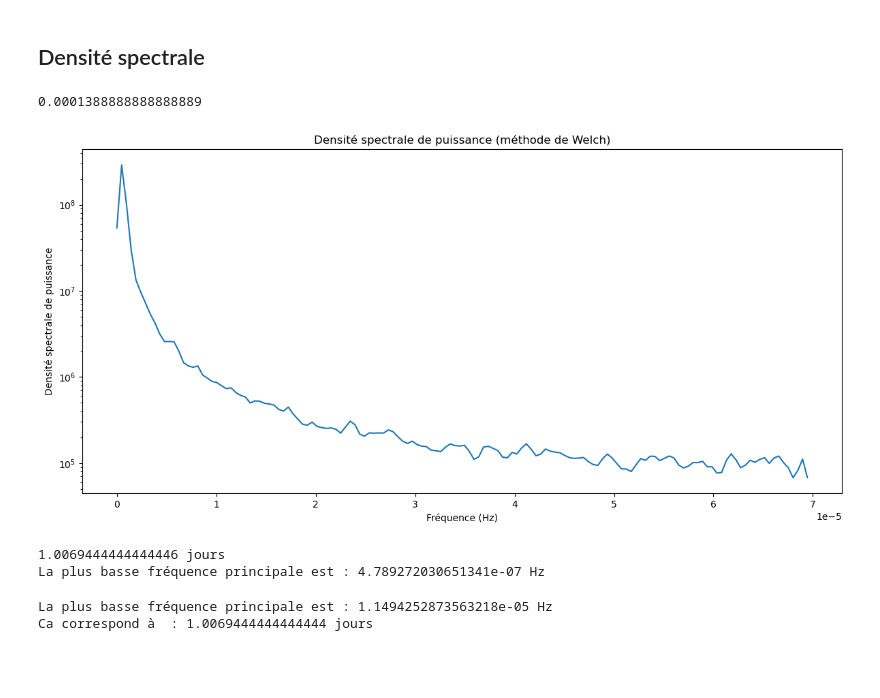
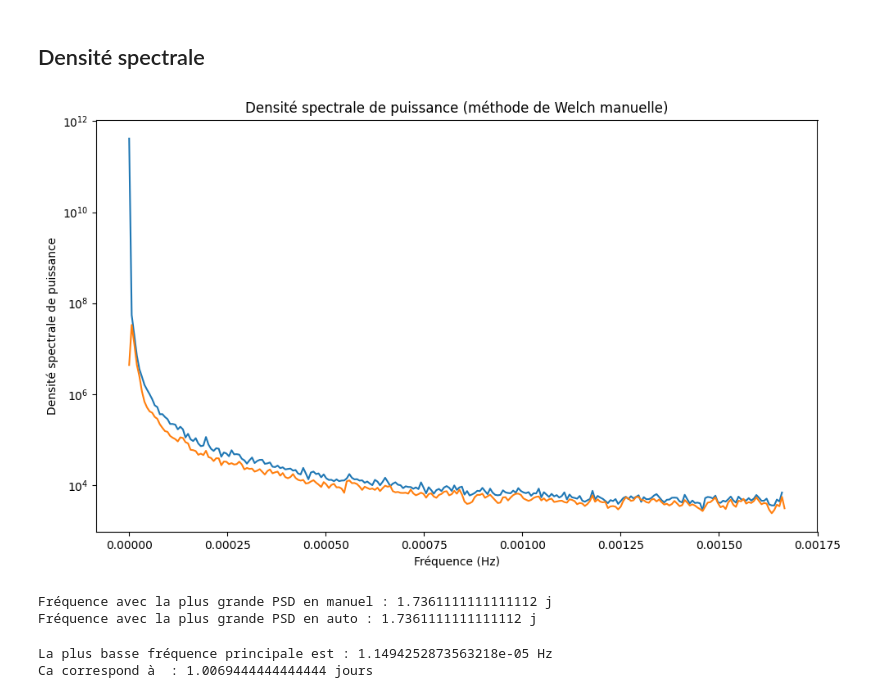
Before and after one commit to PiDchsn/Projet-RI, a Jupyter notebook: Analyse.ipynb, the cells around one changed output. Saved outputs shown, nothing was run; the diff lists cells and outputs as text; code cells hidden in the pictures; blank space fills up the shorter version.

```diff
--- a/Analyse.ipynb
+++ b/Analyse.ipynb
@@ -409,28 +409,3 @@ Les 45 premières fréquences ( trouvées par peaks ) ne sont pas super représe
 ## Densité spectrale
 # %%
 from scipy.signal import welch
-# %%
-T = 60*5*24
-fs = 1 / T
-print(fs)
-
-frequencies, power_spectral_density = welch(data_ajust, fs=fs, nperseg =290 , noverlap = 290/2)
-
-# Tracé du signal d'origine
-plt.figure(figsize=(12, 6))
-
-plt.semilogy(frequencies, np.abs(power_spectral_density))
-plt.title('Densité spectrale de puissance (méthode de Welch)')
-plt.xlabel('Fréquence (Hz)')
-plt.ylabel('Densité spectrale de puissance')
-
-plt.tight_layout()
-plt.show()
-
-print( 1/frequencies[np.argmax(np.abs(power_spectral_density))] /(3600*24*24), "jours")
-print(f"La plus basse fréquence principale est : {frequencies[np.argmax(np.abs(power_spectral_density))]} Hz")
-# %% [output]
-0.0001388888888888889
-[figure, removed]
-1.0069444444444446 jours
-La plus basse fréquence principale est : 4.789272030651341e-07 Hz
@@ -437,3 +455,39 @@ La plus basse fréquence principale est : 4.789272030651341e-07 Hz
+# %%
+import numpy as np
+import matplotlib.pyplot as plt
+from scipy.signal import welch
+
+# Paramètres de la méthode de Welch
+nperseg = 512
+noverlap = int(nperseg /2 )
+
+# Estimation de la PSD avec notre implémentation manuelle de Welch
+frequencies_manual, psd_manual = welch_manual(data_ajust, fs, nperseg, noverlap)
+frequencies_auto, psd_auto = welch(data_ajust, fs=fs, nperseg=nperseg , noverlap=noverlap)
+# Tracé du résultat
+plt.figure(figsize=(10, 6))
+plt.semilogy(frequencies_manual, psd_manual)
+plt.semilogy(frequencies_auto, np.abs(psd_auto))
+plt.title('Densité spectrale de puissance (méthode de Welch manuelle)')
+plt.xlabel('Fréquence (Hz)')
+plt.ylabel('Densité spectrale de puissance')
+plt.tight_layout()
+plt.show()
+
+max_psd_index_a = np.argmax(np.abs(psd_auto))
+max_psd_frequency_a = frequencies[max_psd_index_a]
+
+max_psd_index_m = np.argmax(np.abs(psd_manual[1:]))
+max_psd_frequency_m = frequencies[max_psd_index_m+1]
+
+
+# Afficher la fréquence avec la plus grande PSD
+print(f"Fréquence avec la plus grande PSD en manuel : {(1/max_psd_frequency_m)/(60*60*24)} j")
+print(f"Fréquence avec la plus grande PSD en auto : {(1/max_psd_frequency_a)/(60*60*24)} j")
+# %% [output]
+[figure, added]
+Fréquence avec la plus grande PSD en manuel : 1.7361111111111112 j
+Fréquence avec la plus grande PSD en auto : 1.7361111111111112 j
 # %%
 import numpy as np
 import matplotlib.pyplot as plt
```
Also changed, not shown: parts of 7 cells of this notebook.
